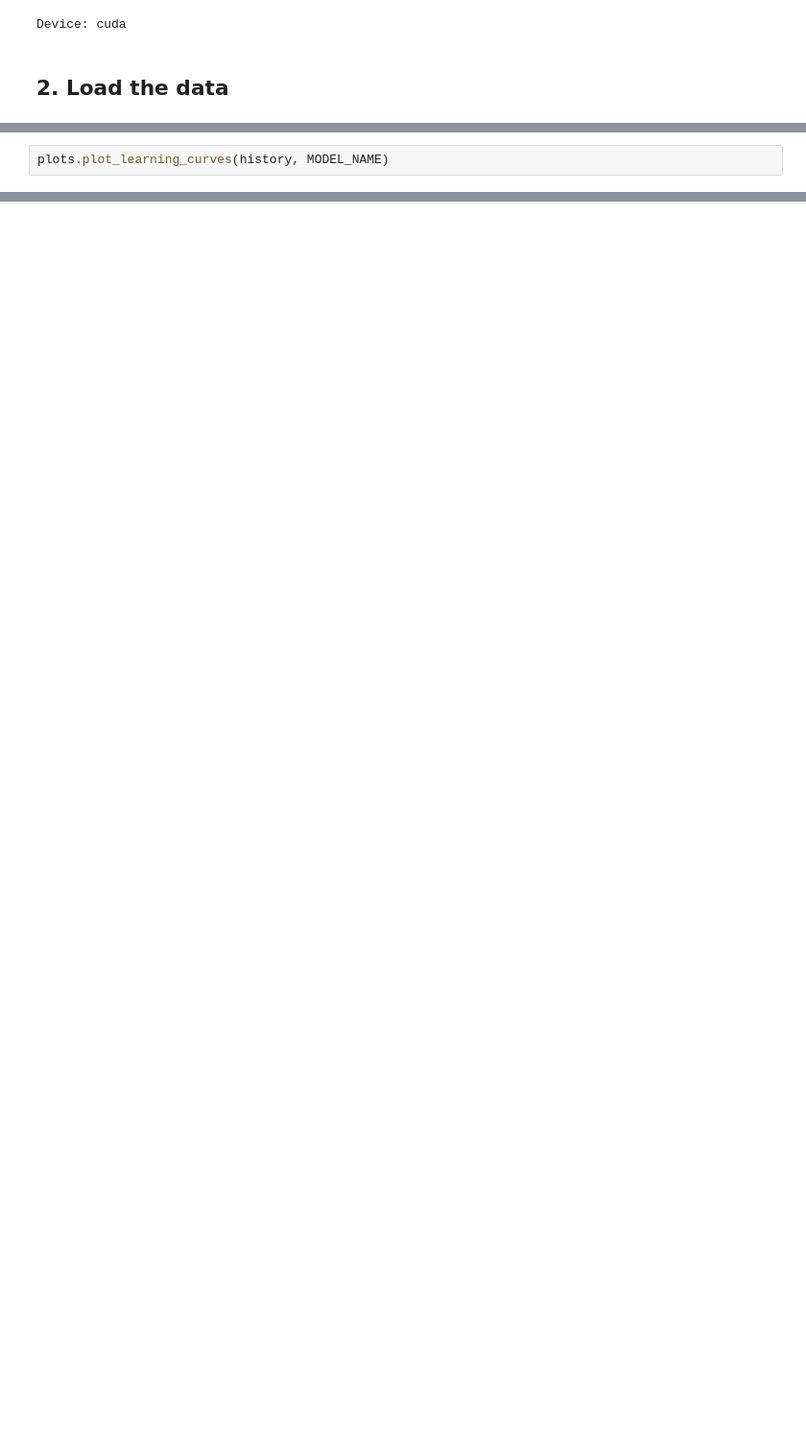
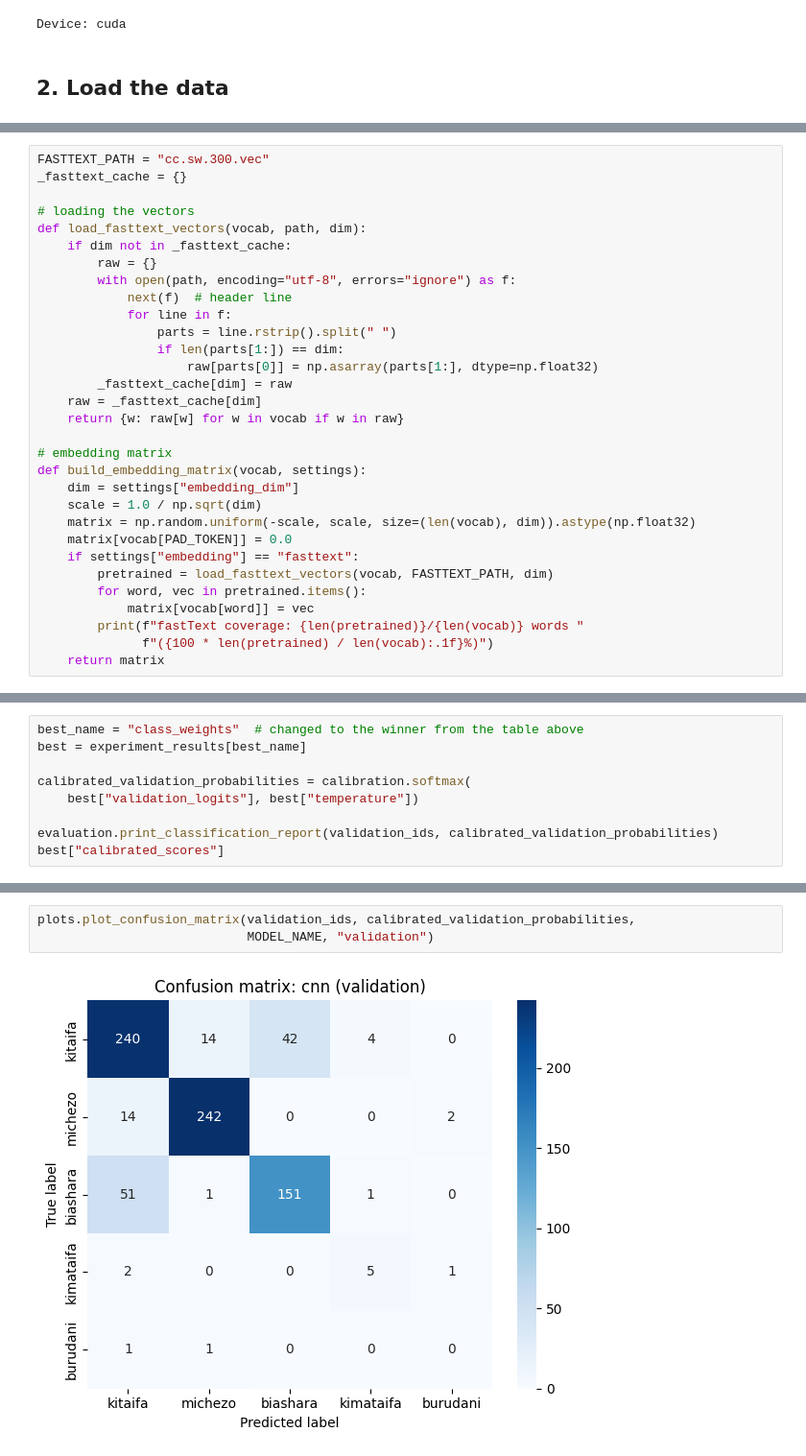
Before and after one commit to michael-alu/nlp_language_technologies, a Jupyter notebook: notebooks/04_cnn.ipynb, the cells around one changed output, grey strips where cells are left out. Shown at 96% size. Cells and saved outputs as stored; diff of their text form; blank space fills up the shorter version.

```diff
--- a/notebooks/04_cnn.ipynb
+++ b/notebooks/04_cnn.ipynb
@@ -379,2 +76,0 @@ plots.plot_roc_curves(validation_ids, validation_probabilities, MODEL_NAME, "val
-# %%
-plots.plot_learning_curves(history, MODEL_NAME)
@@ -506,0 +162,31 @@ Saved Zindi submission to /content/nlp_language_technologies/results/submissions
+# %%
+FASTTEXT_PATH = "cc.sw.300.vec"
+_fasttext_cache = {}
+
+# loading the vectors
+def load_fasttext_vectors(vocab, path, dim):
+    if dim not in _fasttext_cache:
+        raw = {}
+        with open(path, encoding="utf-8", errors="ignore") as f:
+            next(f)  # header line
+            for line in f:
+                parts = line.rstrip().split(" ")
+                if len(parts[1:]) == dim:
+                    raw[parts[0]] = np.asarray(parts[1:], dtype=np.float32)
+        _fasttext_cache[dim] = raw
+    raw = _fasttext_cache[dim]
+    return {w: raw[w] for w in vocab if w in raw}
+
+# embedding matrix
+def build_embedding_matrix(vocab, settings):
+    dim = settings["embedding_dim"]
+    scale = 1.0 / np.sqrt(dim)
+    matrix = np.random.uniform(-scale, scale, size=(len(vocab), dim)).astype(np.float32)
+    matrix[vocab[PAD_TOKEN]] = 0.0
+    if settings["embedding"] == "fasttext":
+        pretrained = load_fasttext_vectors(vocab, FASTTEXT_PATH, dim)
+        for word, vec in pretrained.items():
+            matrix[vocab[word]] = vec
+        print(f"fastText coverage: {len(pretrained)}/{len(vocab)} words "
+              f"({100 * len(pretrained) / len(vocab):.1f}%)")
+    return matrix
@@ -506,0 +434,9 @@ Saved Zindi submission to /content/nlp_language_technologies/results/submissions
+# %%
+best_name = "class_weights"  # changed to the winner from the table above
+best = experiment_results[best_name]
+
+calibrated_validation_probabilities = calibration.softmax(
+    best["validation_logits"], best["temperature"])
+
+evaluation.print_classification_report(validation_ids, calibrated_validation_probabilities)
+best["calibrated_scores"]
@@ -506,0 +464,5 @@ Saved Zindi submission to /content/nlp_language_technologies/results/submissions
+# %%
+plots.plot_confusion_matrix(validation_ids, calibrated_validation_probabilities,
+                            MODEL_NAME, "validation")
+# %% [output]
+[figure, added]
```
Also changed, not shown: parts of 53 cells of this notebook, 1 other file.
